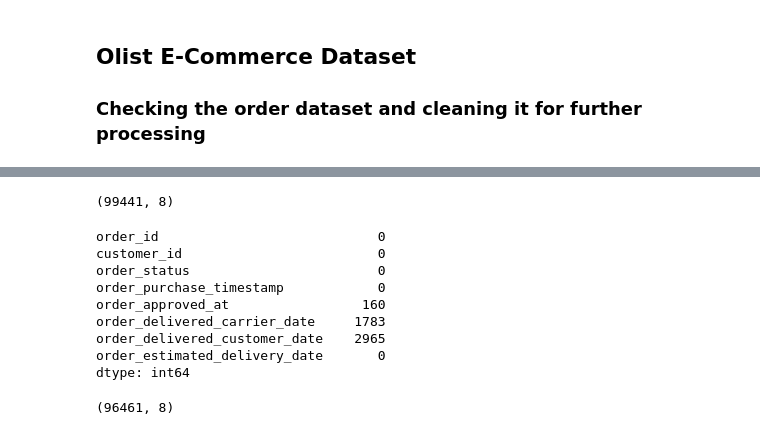
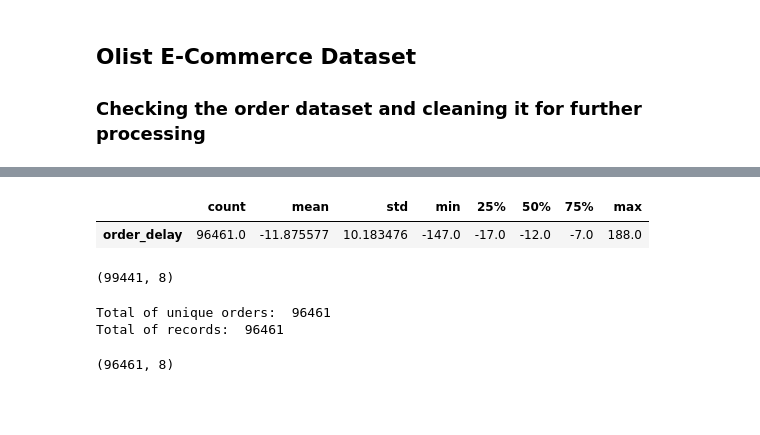
Before and after one commit to Hummelt/Olist-E-Commerce, a Jupyter notebook: order_analysis_II.ipynb, the cells around one changed output, grey strips where cells are left out. Cells and saved outputs as stored; diff of their text form; code cells hidden in the pictures; blank space fills up the shorter version.

```diff
--- a/order_analysis_II.ipynb
+++ b/order_analysis_II.ipynb
@@ -30,20 +43,18 @@ df.head()
+# %%
+df_orders.describe().transpose()
+# %% [output]
+|  | count | mean | std | min | 25% | 50% | 75% | max |
+| order_delay | 96461.0 | -11.875577 | 10.183476 | -147.0 | -17.0 | -12.0 | -7.0 | 188.0 |
 # %%
 df.shape
 # %% [output]
 (99441, 8)
-# %%
-# Checking for missing values.
-df.isnull().sum()
-# %% [output]
-order_id                            0
-customer_id                         0
-order_status                        0
-order_purchase_timestamp            0
-order_approved_at                 160
-order_delivered_carrier_date     1783
-order_delivered_customer_date    2965
-order_estimated_delivery_date       0
-dtype: int64
+# %%
+print('Total of unique orders: ', format(len(df_orders['order_id'].unique())))
+print('Total of records: ', format(len(df_orders)))
+# %% [output]
+Total of unique orders:  96461
+Total of records:  96461
 # %%
 df = df.dropna(axis=0, how='any')
 # %%
```
Also changed, not shown: parts of 6 cells of this notebook.
